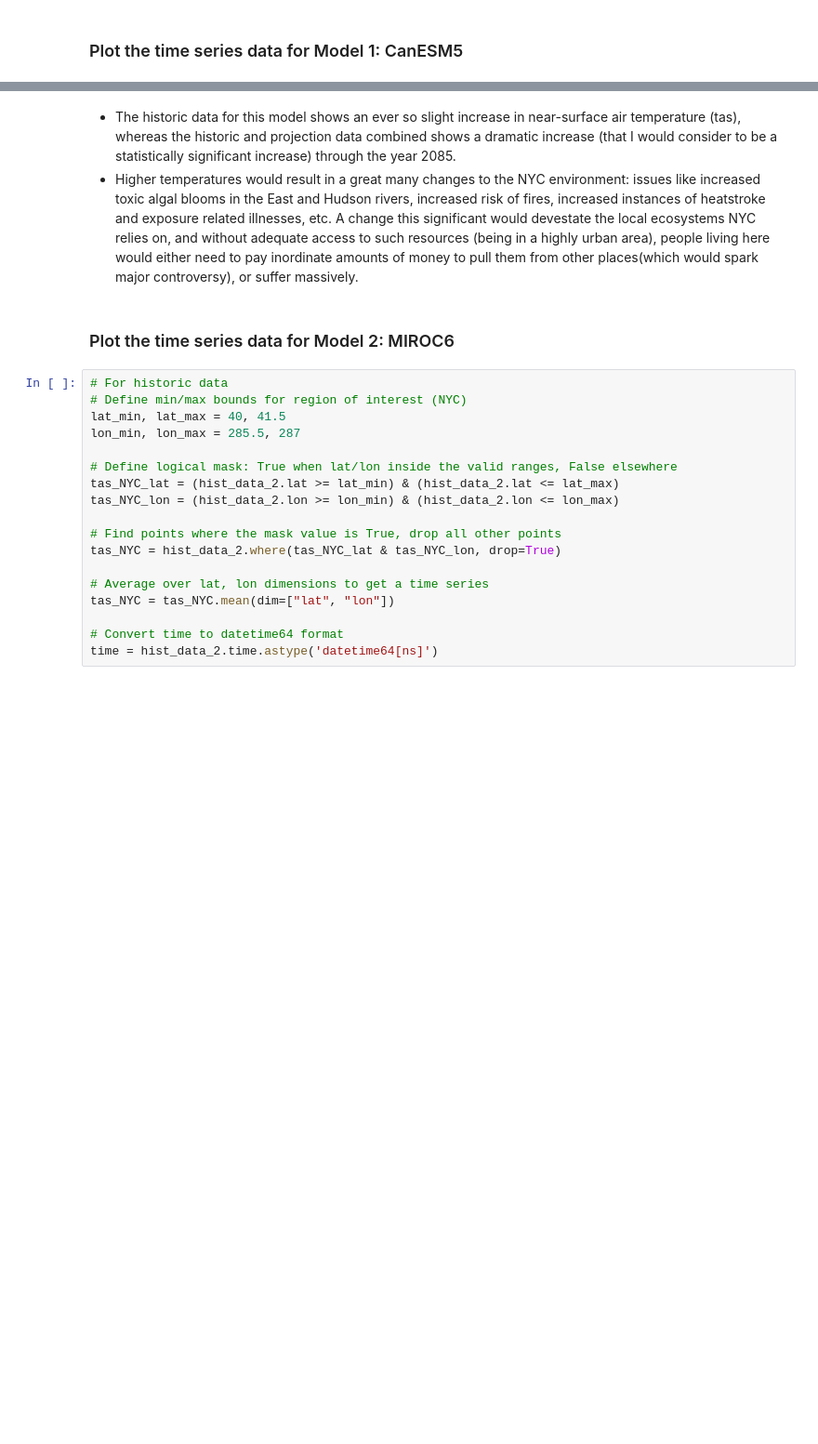
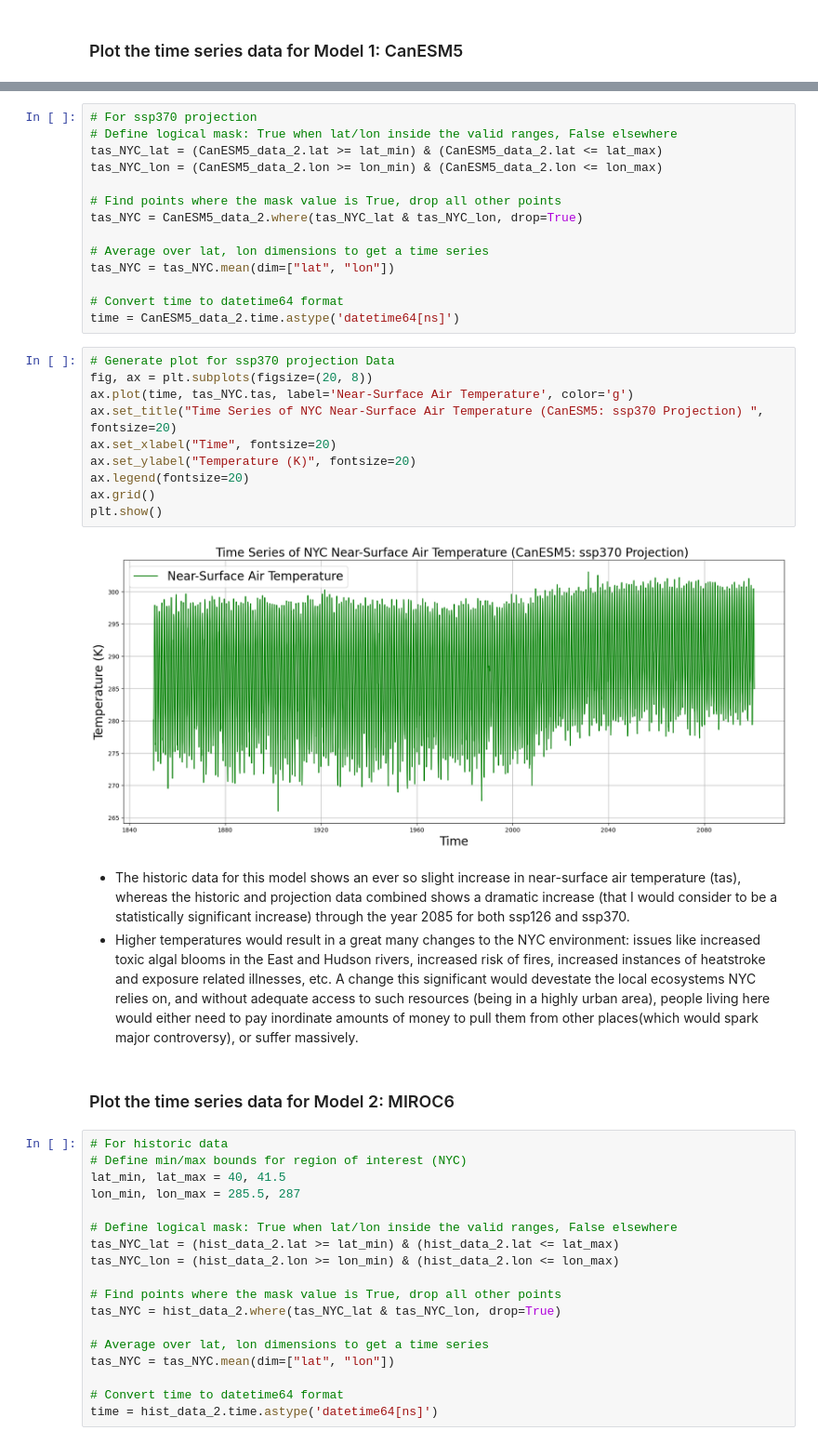
Before and after one commit to madisonenda/Time-Series-Plots, a Jupyter notebook: EDS296-HW1-Enda.ipynb, the cells around one changed output, grey strips where cells are left out. Shown at 93% size. Saved outputs shown, nothing was run; the diff lists cells and outputs as text; blank space fills up the shorter version.

```diff
--- a/EDS296-HW1-Enda.ipynb
+++ b/EDS296-HW1-Enda.ipynb
@@ -168,5 +195,31 @@ plt.show()
+# %%
+# For ssp370 projection
+# Define logical mask: True when lat/lon inside the valid ranges, False elsewhere
+tas_NYC_lat = (CanESM5_data_2.lat >= lat_min) & (CanESM5_data_2.lat <= lat_max)
+tas_NYC_lon = (CanESM5_data_2.lon >= lon_min) & (CanESM5_data_2.lon <= lon_max)
+
+# Find points where the mask value is True, drop all other points
+tas_NYC = CanESM5_data_2.where(tas_NYC_lat & tas_NYC_lon, drop=True)
+
+# Average over lat, lon dimensions to get a time series
+tas_NYC = tas_NYC.mean(dim=["lat", "lon"])
+
+# Convert time to datetime64 format
+time = CanESM5_data_2.time.astype('datetime64[ns]')
+# %%
+# Generate plot for ssp370 projection Data
+fig, ax = plt.subplots(figsize=(20, 8))
+ax.plot(time, tas_NYC.tas, label='Near-Surface Air Temperature', color='g')
+ax.set_title("Time Series of NYC Near-Surface Air Temperature (CanESM5: ssp370 Projection) ", fontsize=20)
+ax.set_xlabel("Time", fontsize=20)
+ax.set_ylabel("Temperature (K)", fontsize=20)
+ax.legend(fontsize=20)
+ax.grid()
+plt.show()
+# %% [output]
+[figure, added]
 # %% [markdown]
-- The historic data for this model shows an ever so slight increase in near-surface air temperature (tas), whereas the historic and projection data combined shows a dramatic increase (that I would consider to be a statistically significant increase) through the year 2085.
+- The historic data for this model shows an ever so slight increase in near-surface air temperature (tas), whereas the historic and projection data combined shows a dramatic increase (that I would consider to be a statistically significant increase) through the year 2085 for both ssp126 and ssp370.
 - Higher temperatures would result in a great many changes to the NYC environment: issues like increased toxic algal blooms in the East and Hudson rivers, increased risk of fires, increased instances of heatstroke and exposure related illnesses, etc. A change this significant would devestate the local ecosystems NYC relies on, and without adequate access to such resources (being in a highly urban area), people living here would either need to pay inordinate amounts of money to pull them from other places(which would spark major controversy), or suffer massively.
 # %% [markdown]
 ### Plot the time series data for Model 2: MIROC6
```
Also changed, not shown: parts of 19 cells of this notebook.
